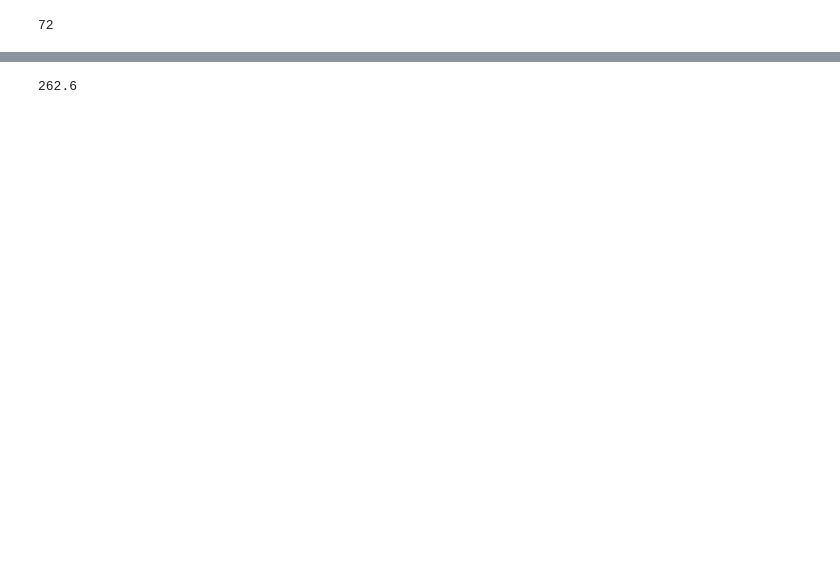
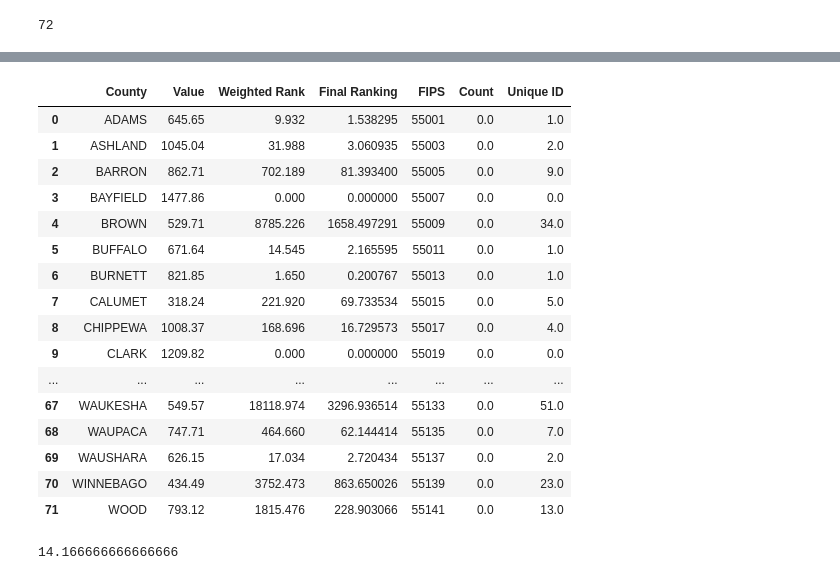
Before and after one commit to ivanescalona/GroupProject1, a Jupyter notebook: Heatmap.ipynb, the cells around one changed output, grey strips where cells are left out. Cells and saved outputs as stored; diff of their text form; code cells hidden in the pictures; blank space fills up the shorter version.

```diff
--- a/Heatmap.ipynb
+++ b/Heatmap.ipynb
@@ -198,9 +201,30 @@ wi_df.head()
+# %%
+num_wi = wi_df.merge(pd.DataFrame(count_wi['Unique ID']), how = 'left', on = 'County')
+num_wi.fillna(0)
+# %% [output]
+|  | County | Value | Weighted Rank | Final Ranking | FIPS | Count | Unique ID |
+| 0 | ADAMS | 645.65 | 9.932 | 1.538295 | 55001 | 0.0 | 1.0 |
+| 1 | ASHLAND | 1045.04 | 31.988 | 3.060935 | 55003 | 0.0 | 2.0 |
+| 2 | BARRON | 862.71 | 702.189 | 81.393400 | 55005 | 0.0 | 9.0 |
+| 3 | BAYFIELD | 1477.86 | 0.000 | 0.000000 | 55007 | 0.0 | 0.0 |
+| 4 | BROWN | 529.71 | 8785.226 | 1658.497291 | 55009 | 0.0 | 34.0 |
+| 5 | BUFFALO | 671.64 | 14.545 | 2.165595 | 55011 | 0.0 | 1.0 |
+| 6 | BURNETT | 821.85 | 1.650 | 0.200767 | 55013 | 0.0 | 1.0 |
+| 7 | CALUMET | 318.24 | 221.920 | 69.733534 | 55015 | 0.0 | 5.0 |
+| 8 | CHIPPEWA | 1008.37 | 168.696 | 16.729573 | 55017 | 0.0 | 4.0 |
+| 9 | CLARK | 1209.82 | 0.000 | 0.000000 | 55019 | 0.0 | 0.0 |
+| ... | ... | ... | ... | ... | ... | ... | ... |
+| 67 | WAUKESHA | 549.57 | 18118.974 | 3296.936514 | 55133 | 0.0 | 51.0 |
+| 68 | WAUPACA | 747.71 | 464.660 | 62.144414 | 55135 | 0.0 | 7.0 |
+| 69 | WAUSHARA | 626.15 | 17.034 | 2.720434 | 55137 | 0.0 | 2.0 |
+| 70 | WINNEBAGO | 434.49 | 3752.473 | 863.650026 | 55139 | 0.0 | 23.0 |
+| 71 | WOOD | 793.12 | 1815.476 | 228.903066 | 55141 | 0.0 | 13.0 |
 # %%
-a = pd.to_numeric(wi_df['Value']).min()
-b = pd.to_numeric(wi_df['Value']).max()
-c = (b-a)/5
+a = pd.to_numeric(num_wi['Unique ID']).min()
+b = pd.to_numeric(num_wi['Unique ID']).max()
+c = (b-a)/6
 print(c)
 # %% [output]
-262.6
+14.166666666666666
 # %%
 d = list(np.arange(a,b,c))
```
Also changed, not shown: parts of 7 cells of this notebook, 6 other files.
